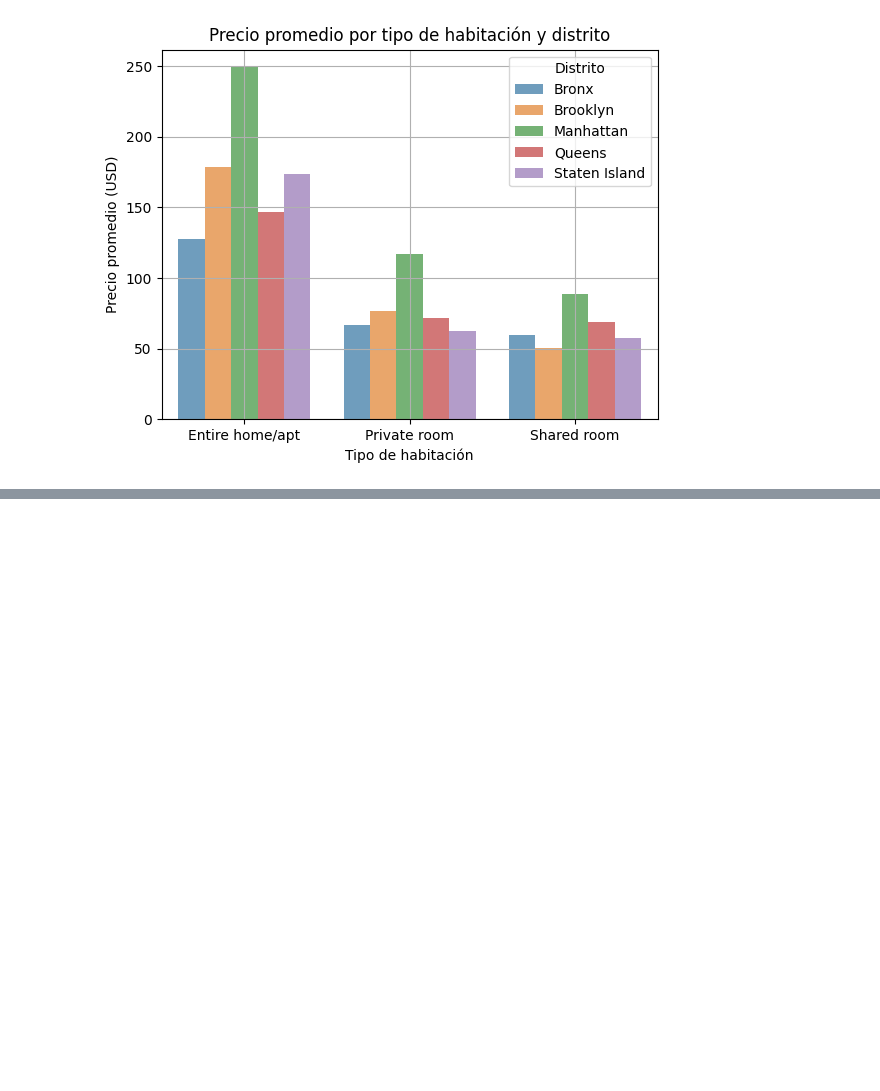
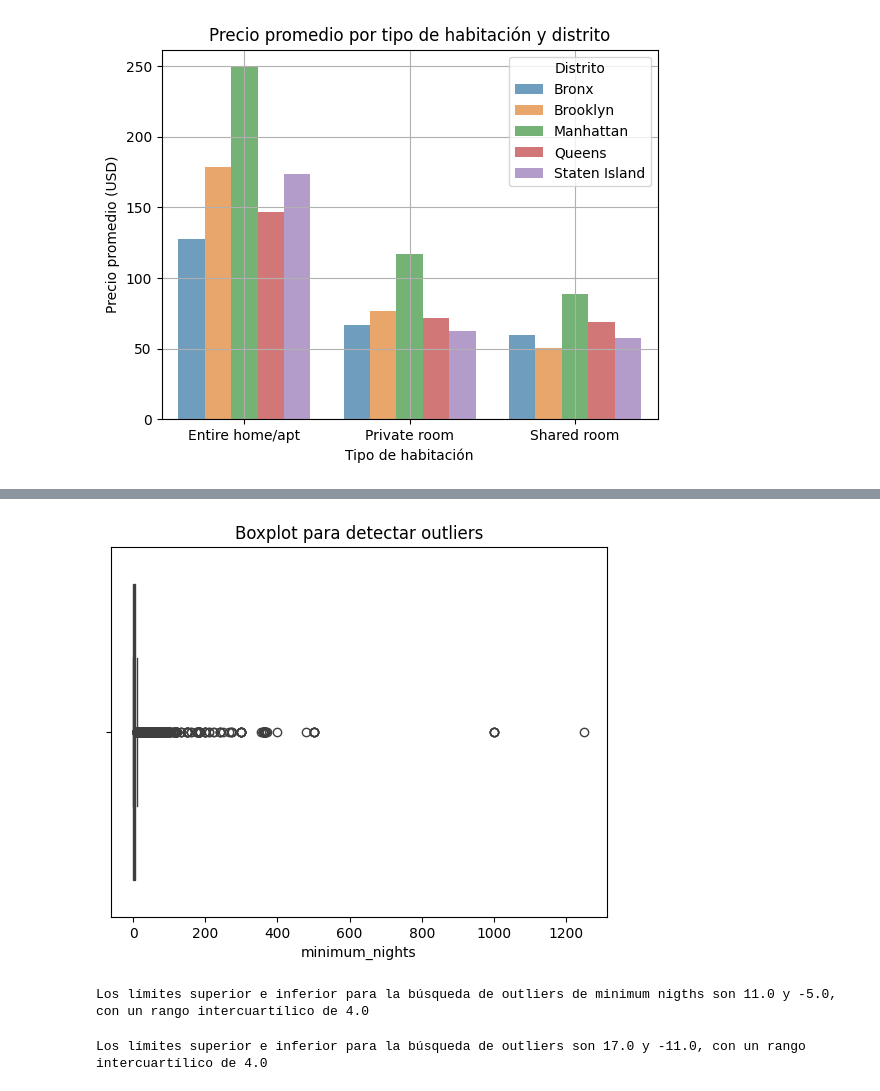
Before and after one commit to 4GeeksAcademy/agumarquez-machine-learning-python-template, a Jupyter notebook: src/explore.ipynb, the cells around one changed output, grey strips where cells are left out. Cells and saved outputs as stored; diff of their text form; code cells hidden in the pictures; blank space fills up the shorter version.

```diff
--- a/src/explore.ipynb
+++ b/src/explore.ipynb
@@ -237,0 +266,24 @@ plt.show()
+# %%
+sns.boxplot(x=df['minimum_nights'])
+plt.title('Boxplot para detectar outliers')
+plt.show()
+# %% [output]
+[figure, added]
+# %%
+Q1 = df['minimum_nights'].quantile(0.25)
+Q3 = df['minimum_nights'].quantile(0.75)
+IQR = Q3 - Q1
+# Definir los límites inferior y superior
+lower_limit = Q1 - 1.5 * IQR
+upper_limit = Q3 + 1.5 * IQR
+
+print(f"Los límites superior e inferior para la búsqueda de outliers de minimum nigths son {round(upper_limit, 2)} y {round(lower_limit, 2)}, con un rango intercuartílico de {round(IQR, 2)}")
+# %% [output]
+Los límites superior e inferior para la búsqueda de outliers de minimum nigths son 11.0 y -5.0, con un rango intercuartílico de 4.0
+# %%
+lower_limit = Q1 - 3 * IQR
+upper_limit = Q3 + 3 * IQR
+
+print(f"Los límites superior e inferior para la búsqueda de outliers son {round(upper_limit, 2)} y {round(lower_limit, 2)}, con un rango intercuartílico de {round(IQR, 2)}")
+# %% [output]
+Los límites superior e inferior para la búsqueda de outliers son 17.0 y -11.0, con un rango intercuartílico de 4.0
```
Also changed, not shown: parts of 16 cells of this notebook.
